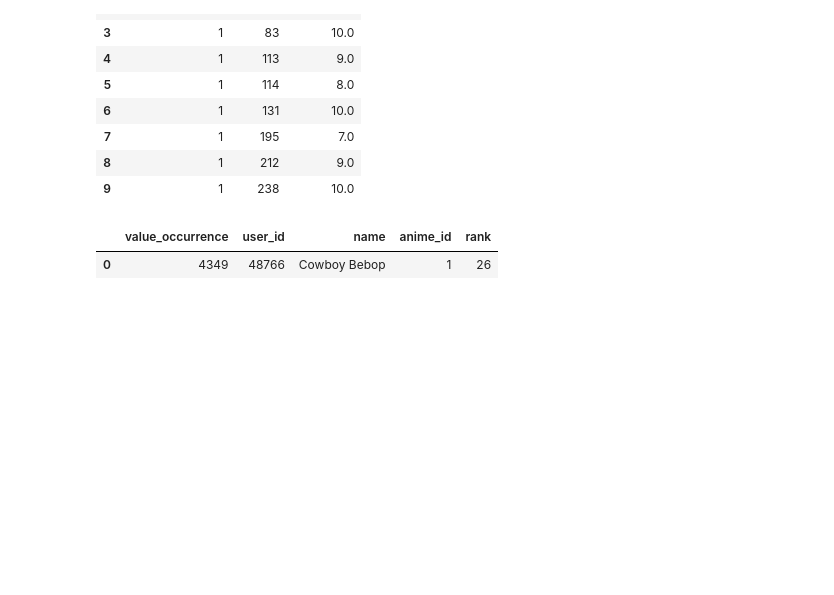
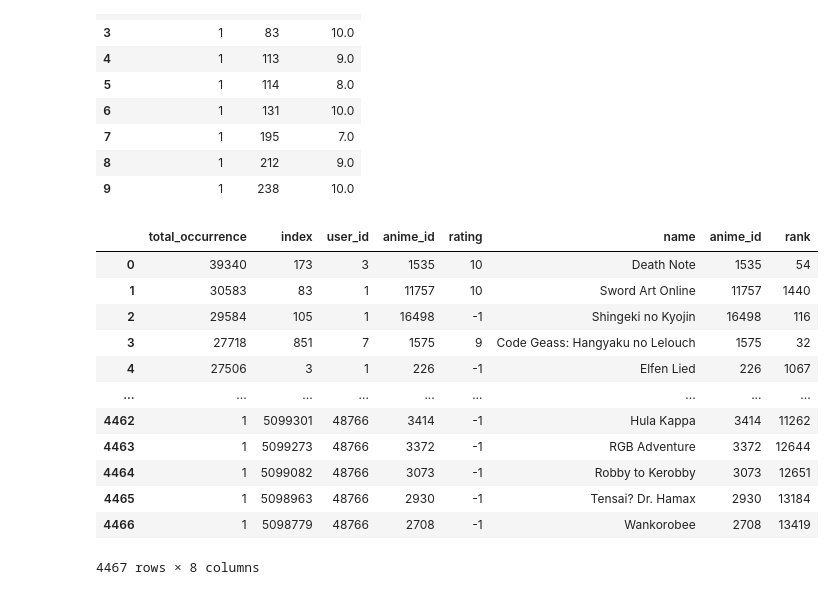
Before and after one commit to sdman135/DataBase-building-and-SQL-query-practice, a Jupyter notebook: Sqlite3.ipynb, the cells around one changed output. Saved outputs shown, nothing was run; the diff lists cells and outputs as text; code cells hidden in the pictures; blank space fills up the shorter version.

```diff
--- a/Sqlite3.ipynb
+++ b/Sqlite3.ipynb
@@ -323,15 +323,26 @@ least_frequent_rater
 | 8 | 1 | 212 | 9.0 |
 | 9 | 1 | 238 | 10.0 |
 # %%
-pd.read_sql_query("""select count(r.user_id) value_occurrence, r.user_id,
+pd.read_sql_query("""select count(r.user_id) total_occurrence, r.*,
                             a.name,a.anime_id, a.rank from Anime a
                      inner join Rating r on a.anime_id = r.anime_id
-                     group by r.user_id
-                     order by value_occurrence desc
+                     group by a.anime_id
+                     order by total_occurrence desc
 
-                     limit 1
+
 
                     ;""",conn)
 # %% [output]
-|  | value_occurrence | user_id | name | anime_id | rank |
-| 0 | 4349 | 48766 | Cowboy Bebop | 1 | 26 |
+|  | total_occurrence | index | user_id | anime_id | rating | name | anime_id | rank |
+| 0 | 39340 | 173 | 3 | 1535 | 10 | Death Note | 1535 | 54 |
+| 1 | 30583 | 83 | 1 | 11757 | 10 | Sword Art Online | 11757 | 1440 |
+| 2 | 29584 | 105 | 1 | 16498 | -1 | Shingeki no Kyojin | 16498 | 116 |
+| 3 | 27718 | 851 | 7 | 1575 | 9 | Code Geass: Hangyaku no Lelouch | 1575 | 32 |
+| 4 | 27506 | 3 | 1 | 226 | -1 | Elfen Lied | 226 | 1067 |
+| ... | ... | ... | ... | ... | ... | ... | ... | ... |
+| 4462 | 1 | 5099301 | 48766 | 3414 | -1 | Hula Kappa | 3414 | 11262 |
+| 4463 | 1 | 5099273 | 48766 | 3372 | -1 | RGB Adventure | 3372 | 12644 |
+| 4464 | 1 | 5099082 | 48766 | 3073 | -1 | Robby to Kerobby | 3073 | 12651 |
+| 4465 | 1 | 5098963 | 48766 | 2930 | -1 | Tensai? Dr. Hamax | 2930 | 13184 |
+| 4466 | 1 | 5098779 | 48766 | 2708 | -1 | Wankorobee | 2708 | 13419 |
+4467 rows × 8 columns
```
Also changed, not shown: parts of 4 cells of this notebook, 2 other files.
